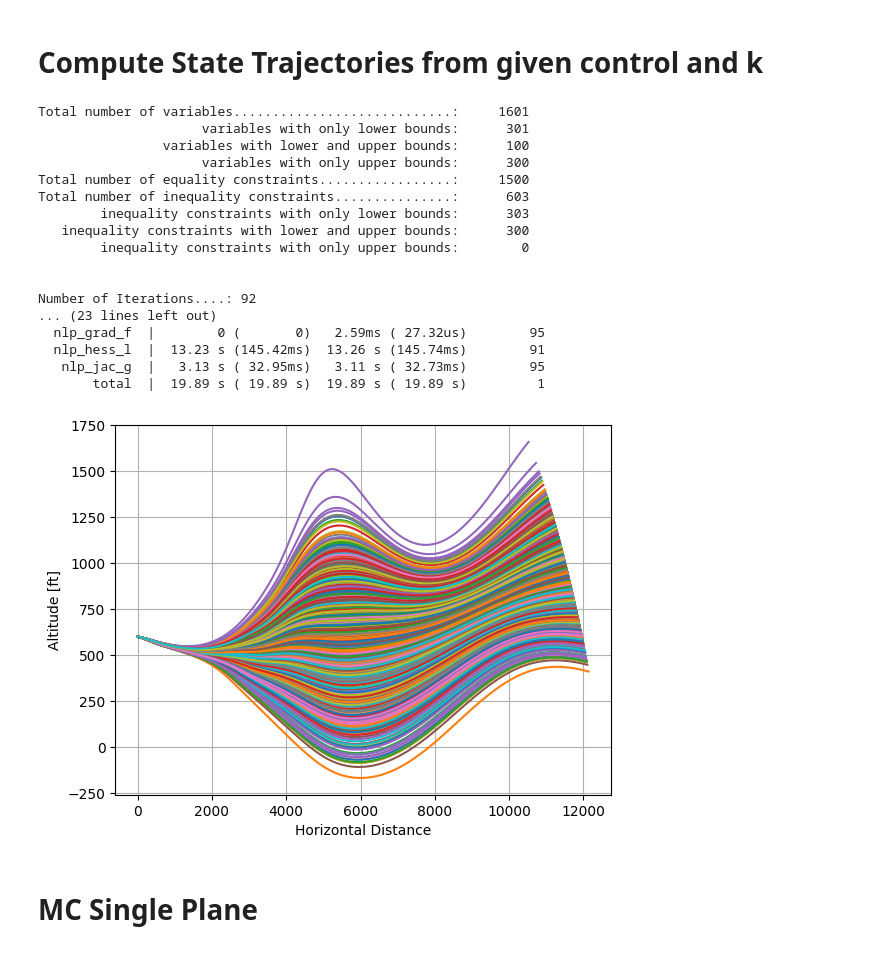
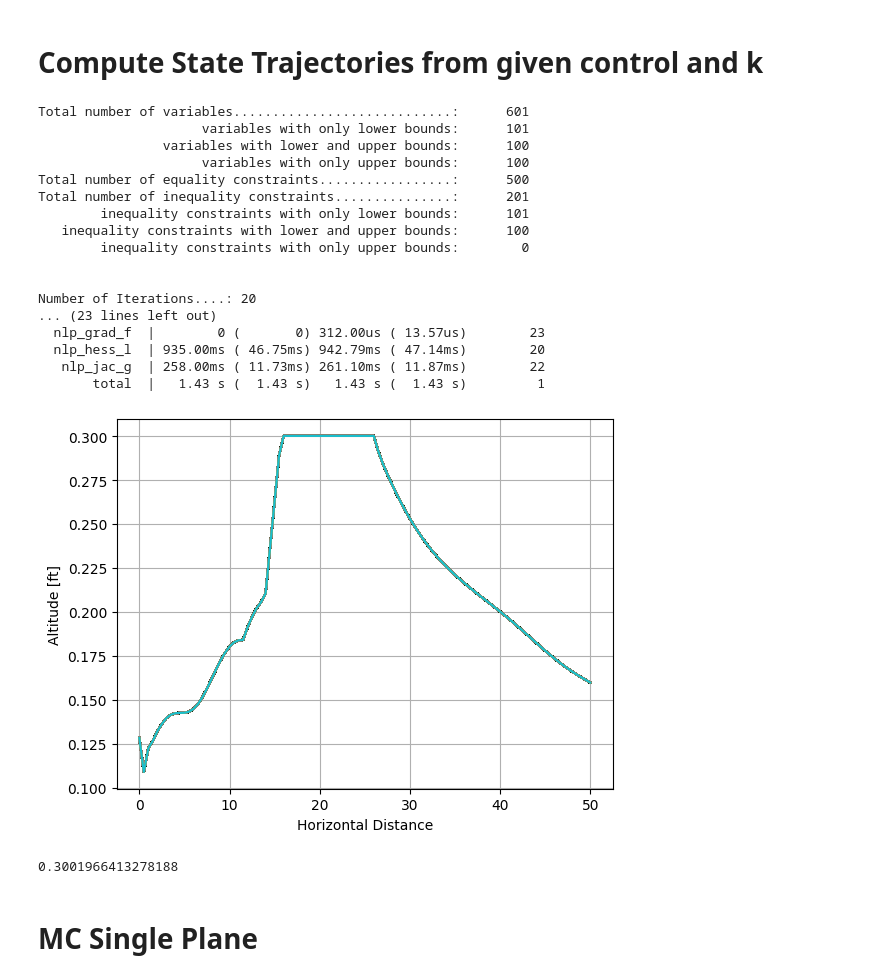
Before and after one commit to MrGoomb0/case_studies_s3, a Jupyter notebook: Model_2D/Multi_plane_2D_Model.ipynb, the cells around one changed output. Drawn from its saved outputs; the diff is of its cells as text; code cells hidden in the pictures.

```diff
--- a/Model_2D/Multi_plane_2D_Model.ipynb
+++ b/Model_2D/Multi_plane_2D_Model.ipynb
@@ -86,40 +89,41 @@ Number of Iterations....: 92
 # %% [markdown]
 # Compute State Trajectories from given control and k
 # %%
-k_values=[0.1, 1, 0.9]
+k_values=[2]
 w_opt, J_opt = model.solve_ocp_multi_plane_min_h(k_values)
 M = 1000
 k_samples = np.random.normal(loc=1.0, scale=0.25, size=M)
 min_hs = []
 plt.figure()
 for i in range(M):
     sol = model.reconstruction_multi_plane_2D(model.u_opt_return(w_opt),k_samples[i],1)
     min_hs.append(min(sol['h']))
     plt.plot(sol['x'], sol['h'])
 
 plt.xlabel('Horizontal Distance')
 plt.ylabel('Altitude [ft]')
 plt.grid(True)
 plt.show()
 # %% [output]
-Total number of variables............................:     1601
-                     variables with only lower bounds:      301
+Total number of variables............................:      601
+                     variables with only lower bounds:      101
                 variables with lower and upper bounds:      100
-                     variables with only upper bounds:      300
-Total number of equality constraints.................:     1500
-Total number of inequality constraints...............:      603
-        inequality constraints with only lower bounds:      303
-   inequality constraints with lower and upper bounds:      300
+                     variables with only upper bounds:      100
+Total number of equality constraints.................:      500
+Total number of inequality constraints...............:      201
+        inequality constraints with only lower bounds:      101
+   inequality constraints with lower and upper bounds:      100
         inequality constraints with only upper bounds:        0
 
 
-Number of Iterations....: 92
+Number of Iterations....: 20
 ... (23 lines left out)
-  nlp_grad_f  |        0 (       0)   2.59ms ( 27.32us)        95
-  nlp_hess_l  |  13.23 s (145.42ms)  13.26 s (145.74ms)        91
-   nlp_jac_g  |   3.13 s ( 32.95ms)   3.11 s ( 32.73ms)        95
-       total  |  19.89 s ( 19.89 s)  19.89 s ( 19.89 s)         1
+  nlp_grad_f  |        0 (       0) 312.00us ( 13.57us)        23
+  nlp_hess_l  | 935.00ms ( 46.75ms) 942.79ms ( 47.14ms)        20
+   nlp_jac_g  | 258.00ms ( 11.73ms) 261.10ms ( 11.87ms)        22
+       total  |   1.43 s (  1.43 s)   1.43 s (  1.43 s)         1
-[figure, old version]
+[figure, new version]
+0.3001966413278188
 # %% [markdown]
 # MC Single Plane
 # %%
```
Also changed, not shown: parts of 5 cells of this notebook, 3 other files.
